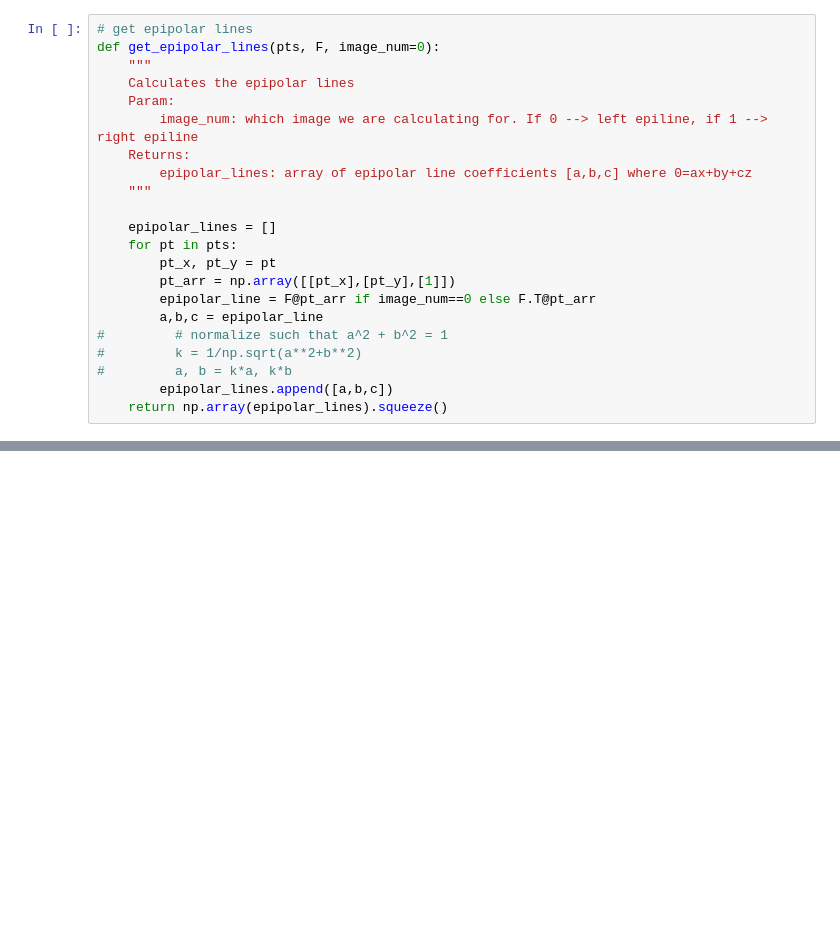
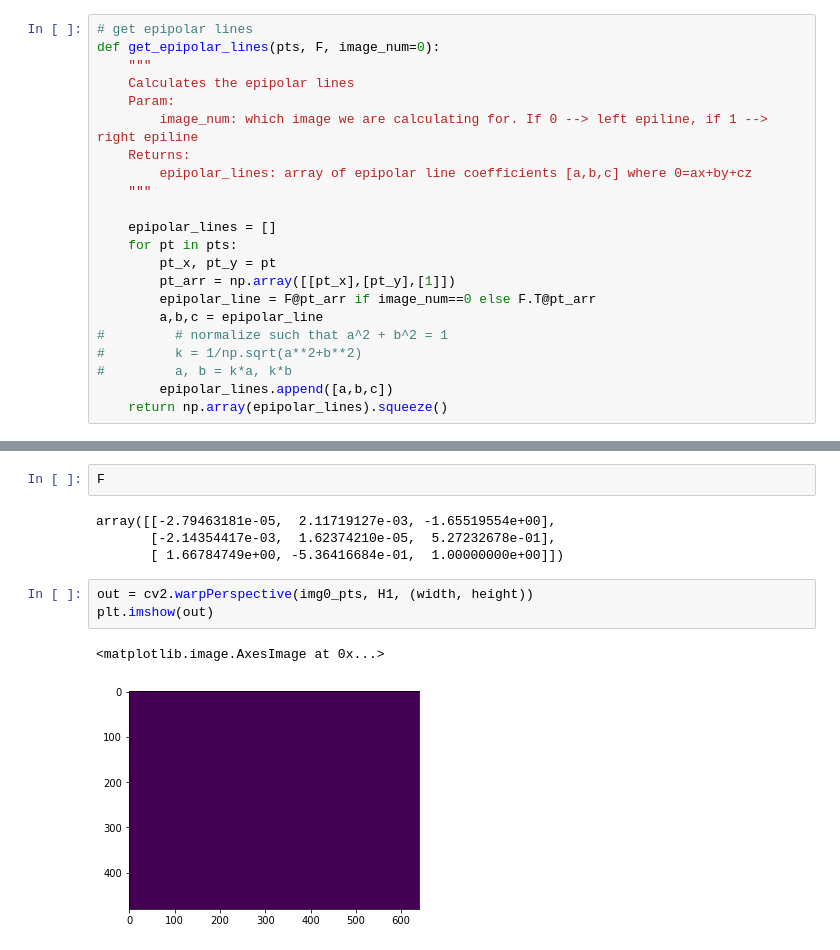
Before and after one commit to jiyunam/3d_stereo, a Jupyter notebook: (clean) 8 point algorithm.ipynb, the cells around one changed output, grey strips where cells are left out. Saved outputs shown, nothing was run; the diff lists cells and outputs as text; blank space fills up the shorter version.

```diff
--- a/(clean) 8 point algorithm.ipynb
+++ b/(clean) 8 point algorithm.ipynb
@@ -176,0 +323,12 @@ plt.show()
+# %%
+F
+# %% [output]
+array([[-2.79463181e-05,  2.11719127e-03, -1.65519554e+00],
+       [-2.14354417e-03,  1.62374210e-05,  5.27232678e-01],
+       [ 1.66784749e+00, -5.36416684e-01,  1.00000000e+00]])
+# %%
+out = cv2.warpPerspective(img0_pts, H1, (width, height))
+plt.imshow(out)
+# %% [output]
+<matplotlib.image.AxesImage at 0x...>
+[figure, added]
```
Also changed, not shown: parts of 27 cells of this notebook.
